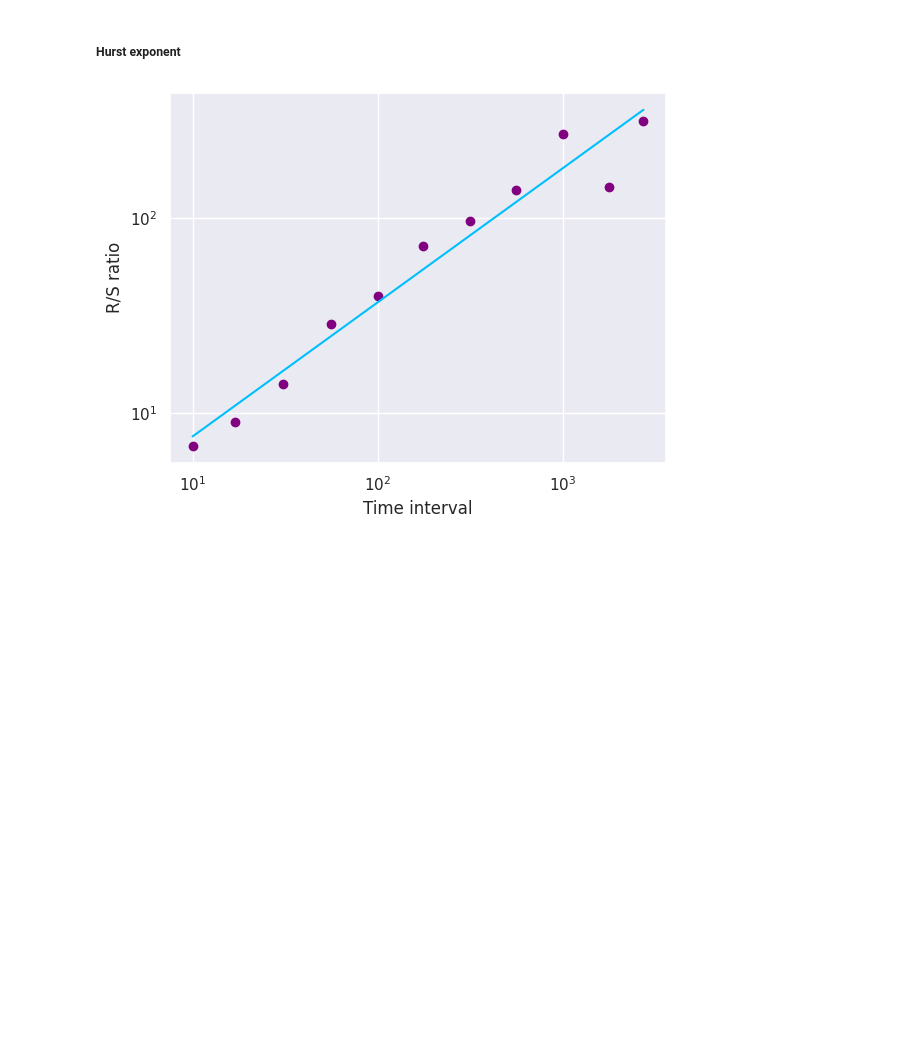
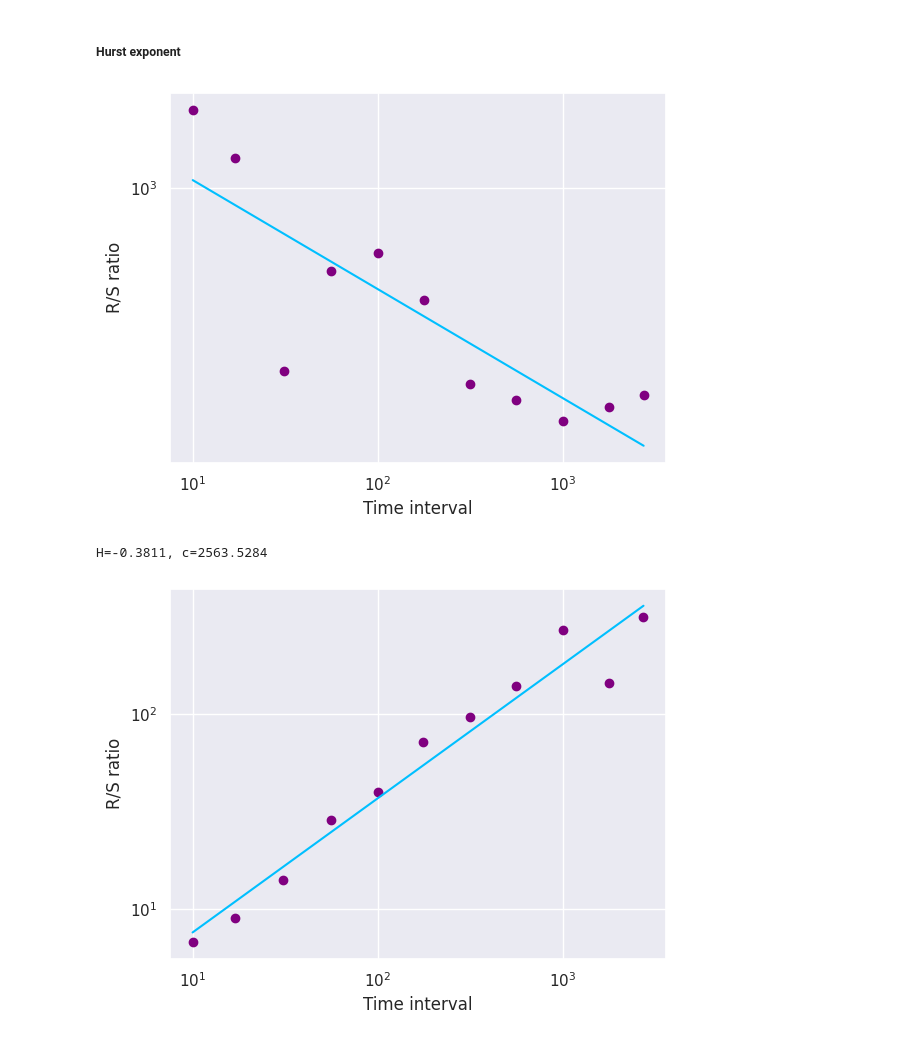
Before and after one commit to Felecort/TDA_Uni, a Jupyter notebook: src/0_topology-child-mind-institute.ipynb, the cells around one changed output. Saved outputs shown, nothing was run; the diff lists cells and outputs as text; code cells hidden in the pictures; blank space fills up the shorter version.

```diff
--- a/src/0_topology-child-mind-institute.ipynb
+++ b/src/0_topology-child-mind-institute.ipynb
@@ -152,6 +157,28 @@ plot_wavelet(data=anglez_series, scales=scales, wavelet=wavelet, sampling_period
 [figure]
 # %% [markdown]
 ##### Hurst exponent
+# %%
+from hurst import compute_Hc
+
+# Evaluate Hurst equation
+series = enmo_series + abs(enmo_series.min()) + 1e-6
+H, c, data = compute_Hc(series, kind='price', )
+
+# Plot
+f, ax = plt.subplots()
+ax.plot(data[0], c*data[0]**H, color="deepskyblue")
+ax.scatter(data[0], data[1], color="purple")
+ax.set_xscale('log')
+ax.set_yscale('log')
+ax.set_xlabel('Time interval')
+ax.set_ylabel('R/S ratio')
+ax.grid(True)
+plt.show()
+
+print("H={:.4f}, c={:.4f}".format(H,c))
+# %% [output]
+[figure, added]
+H=-0.3811, c=2563.5284
 # %%
 from hurst import compute_Hc
 
```
Also changed, not shown: parts of 58 cells of this notebook, 4 other files.
